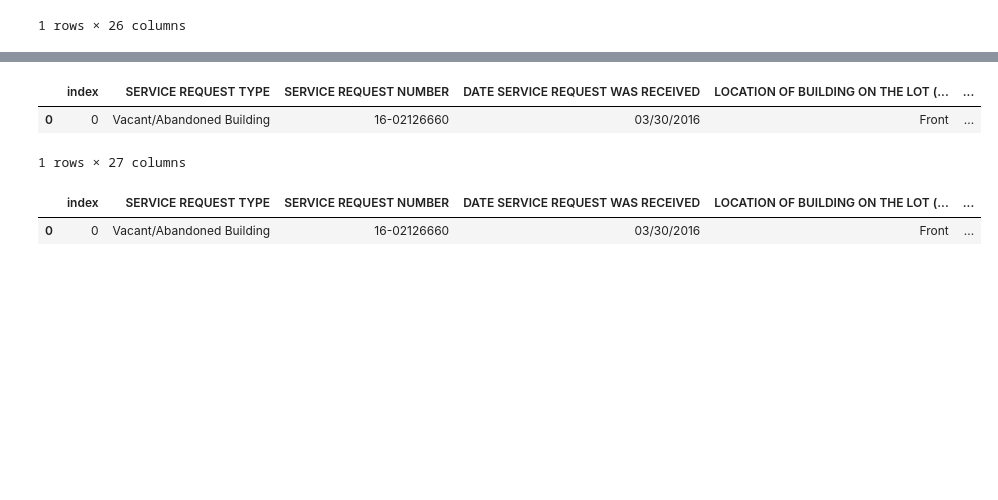
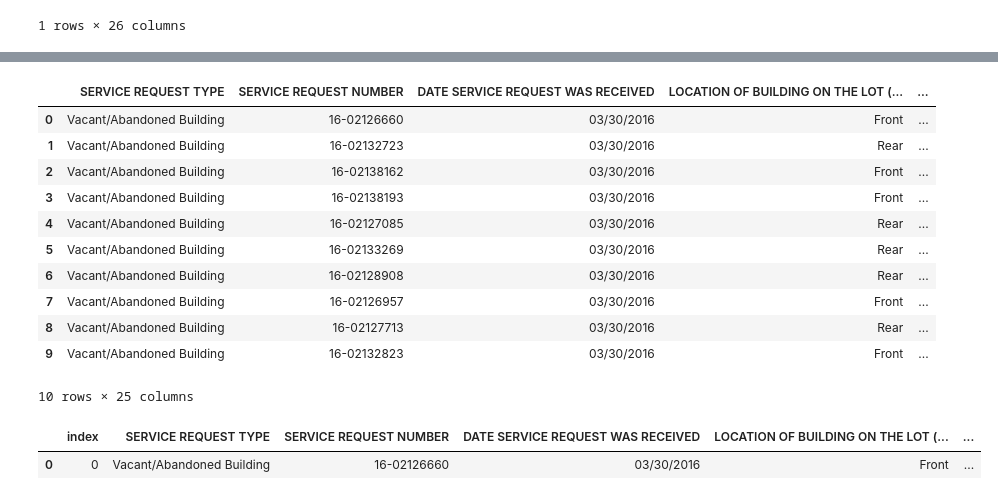
Before and after one commit to sanchez-castro/machine-learning-public-policy, a Jupyter notebook: diagnostic/diagnostic_problem2.ipynb, the cells around one changed output, grey strips where cells are left out. Cells and saved outputs as stored; diff of their text form; code cells hidden in the pictures; blank space fills up the shorter version.

```diff
--- a/diagnostic/diagnostic_problem2.ipynb
+++ b/diagnostic/diagnostic_problem2.ipynb
@@ -114,7 +114,7 @@ def get_fips_income(df):
         state = row['fips'][0:2]
         county = row['fips'][2:5]
         tract = row['fips'][5:11]
-        url ="http://api.census.gov/data/2015/acs5/profile?get=DP03_0051E,NAME&for=tract:{tract}&in=state:{state}+county:{county}&key=5b2dea7d345b4ff52275e1e5f75129ebaef291a0".format(state=state, county= county, tract=tract)
+        url ="http://api.census.gov/data/2015/acs5/profile?get=DP03_0051E,NAME&for=tract:{tract}&in=state:{state}+county:{county}&key=*".format(state=state, county= county, tract=tract)
         r = requests.get(url)
         if r.status_code!=204:
             json = r.json()
@@ -187,11 +187,20 @@ df_income_average = pd.DataFrame({"average-income-int": list_income_average_int}
 # %%
 vacant_income = pd.concat([vacant_income, df_income_average], axis=1)
 # %%
-vacant_income.head(1)
+vacant_income.head(10)
 # %% [output]
-|  | index | SERVICE REQUEST TYPE | SERVICE REQUEST NUMBER | DATE SERVICE REQUEST WAS RECEIVED | LOCATION OF BUILDING ON THE LOT (... | ... |
-| 0 | 0 | Vacant/Abandoned Building | 16-02126660 | 03/30/2016 | Front | ... |
+|  | SERVICE REQUEST TYPE | SERVICE REQUEST NUMBER | DATE SERVICE REQUEST WAS RECEIVED | LOCATION OF BUILDING ON THE LOT (... | ... |
+| 0 | Vacant/Abandoned Building | 16-02126660 | 03/30/2016 | Front | ... |
+| 1 | Vacant/Abandoned Building | 16-02132723 | 03/30/2016 | Rear | ... |
+| 2 | Vacant/Abandoned Building | 16-02138162 | 03/30/2016 | Front | ... |
+| 3 | Vacant/Abandoned Building | 16-02138193 | 03/30/2016 | Front | ... |
+| 4 | Vacant/Abandoned Building | 16-02127085 | 03/30/2016 | Rear | ... |
+| 5 | Vacant/Abandoned Building | 16-02133269 | 03/30/2016 | Rear | ... |
+| 6 | Vacant/Abandoned Building | 16-02128908 | 03/30/2016 | Rear | ... |
+| 7 | Vacant/Abandoned Building | 16-02126957 | 03/30/2016 | Front | ... |
+| 8 | Vacant/Abandoned Building | 16-02127713 | 03/30/2016 | Rear | ... |
+| 9 | Vacant/Abandoned Building | 16-02132823 | 03/30/2016 | Front | ... |
-1 rows × 27 columns
+10 rows × 25 columns
 # %%
 vacant_income.drop(['average-income'], axis=1,inplace=True)
 vacant_income.head(1)
```
Also changed, not shown: parts of 10 cells of this notebook.
